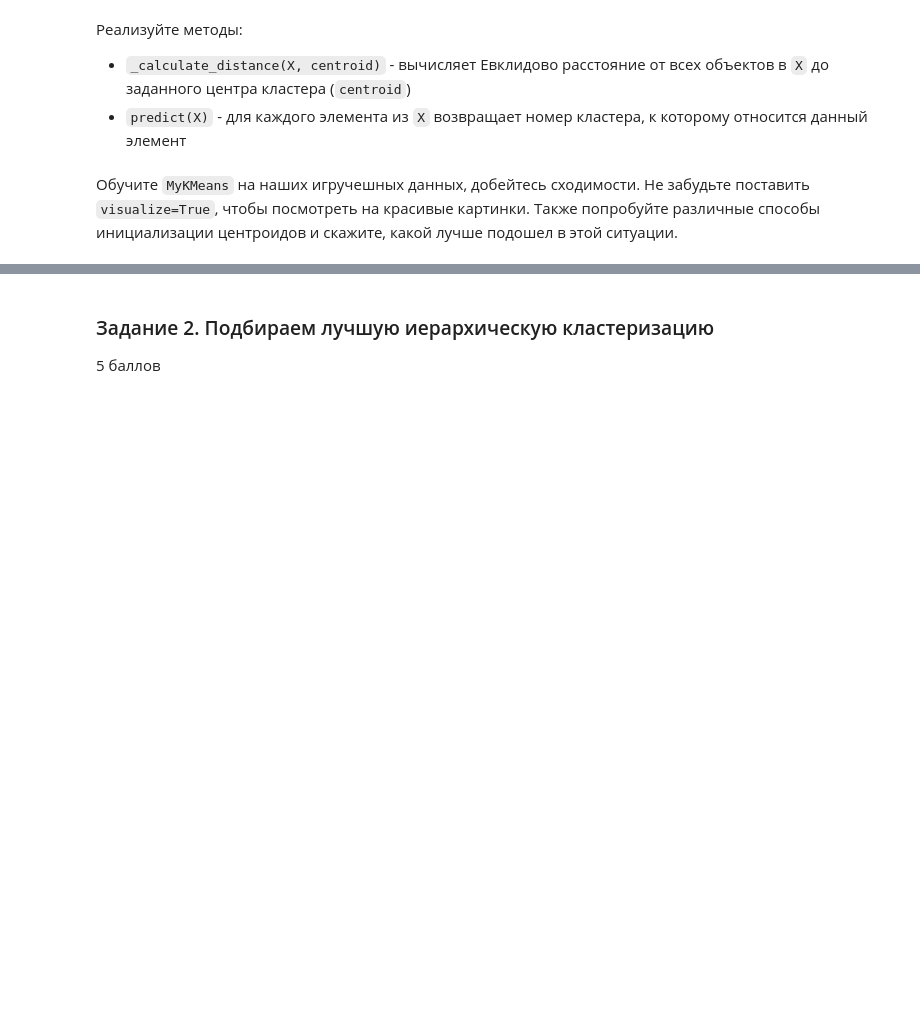
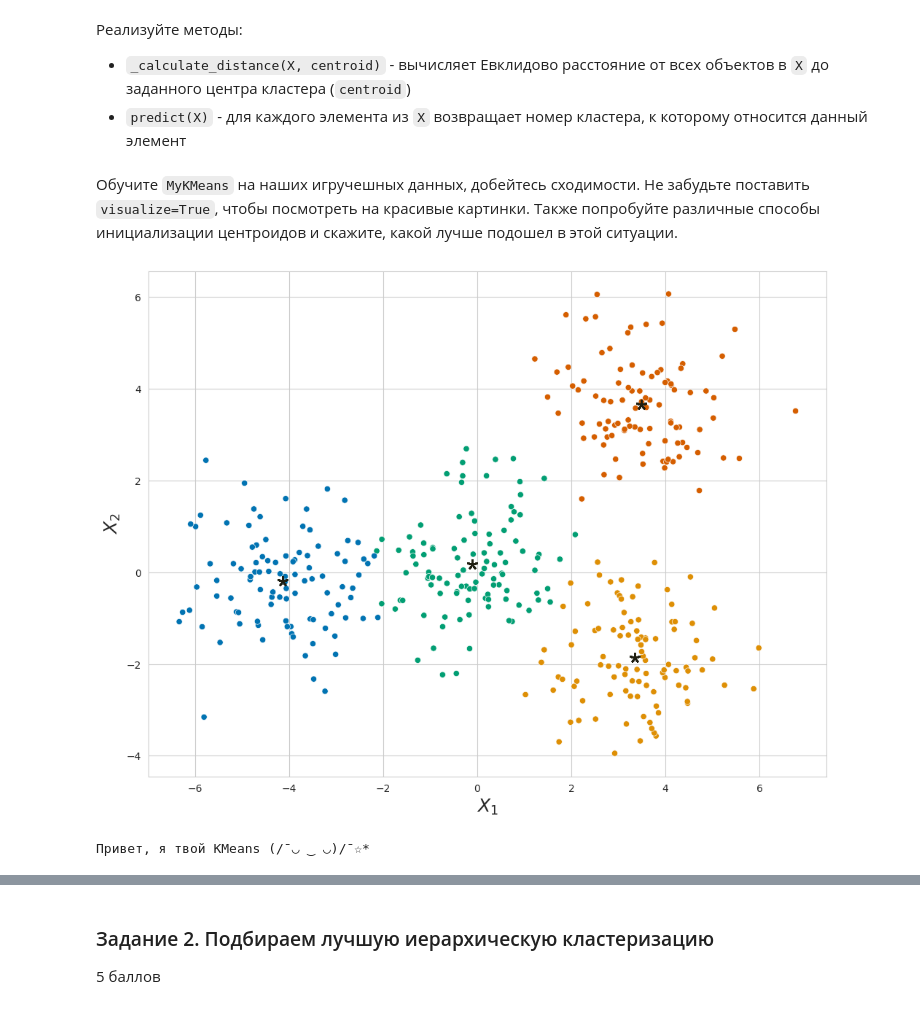
Before and after one commit to danon6868/BI-ml-2024, a Jupyter notebook: lecture_3_unsupervised_learning/homework/Cluster_tSNE.ipynb, the cells around one changed output, grey strips where cells are left out. Cells and saved outputs as stored; diff of their text form; code cells hidden in the pictures; blank space fills up the shorter version.

```diff
--- a/lecture_3_unsupervised_learning/homework/Cluster_tSNE.ipynb
+++ b/lecture_3_unsupervised_learning/homework/Cluster_tSNE.ipynb
@@ -44,7 +44,7 @@ def visualize_clusters(X, labels):
     """
 
     unique_labels = np.sort(np.unique(labels))
-    sns.scatterplot(X[:, 0], X[:, 1], hue=labels,
+    sns.scatterplot(x=X[:, 0], y=X[:, 1], hue=labels,
                     palette="colorblind", legend=False,
                     hue_order=unique_labels)
     plt.xlabel("$X_1$", fontsize=18)
@@ -146,10 +148,11 @@ class MyKMeans:
         :return cluster_labels: метки кластеров
         """
 
-        """
-        YOUR CODE IS HERE
-        """
-        cluster_labels = None
+        dists = []
+        for centroid in self.centroids:
+            dists.append(self._calculate_distance(X, centroid))
+        dists = np.concatenate(dists, axis=1)
+        cluster_labels = np.argmin(dists, axis=1)
 
         return cluster_labels
 
@@ -162,10 +165,7 @@ class MyKMeans:
         :return dist: расстояния от всех X до центра кластера
         """
 
-        """
-        YOUR CODE IS HERE
-        """
-        dist = None
+        dist = np.linalg.norm(X - centroid, axis=1).reshape(-1,1)
 
         return dist
 
@@ -174,3 +174,11 @@ class MyKMeans:
         return f"Привет, я твой KMeans (/¯◡ ‿ ◡)/¯☆*"
 # %% [markdown]
 Обучите `MyKMeans` на наших игручешных данных, добейтесь сходимости. Не забудьте поставить `visualize=True`, чтобы посмотреть на красивые картинки. Также попробуйте различные способы инициализации центроидов и скажите, какой лучше подошел в этой ситуации.
+# %%
+kmeans_random = MyKMeans(n_clusters=4, init="random", max_iter=300, visualize=True)
+kmeans_sample = MyKMeans(n_clusters=4, init="sample", max_iter=300, visualize=True)
+
+kmeans_sample.fit(X)
+# %% [output]
+[figure, added]
+Привет, я твой KMeans (/¯◡ ‿ ◡)/¯☆*
```
Also changed, not shown: parts of 12 cells of this notebook.
